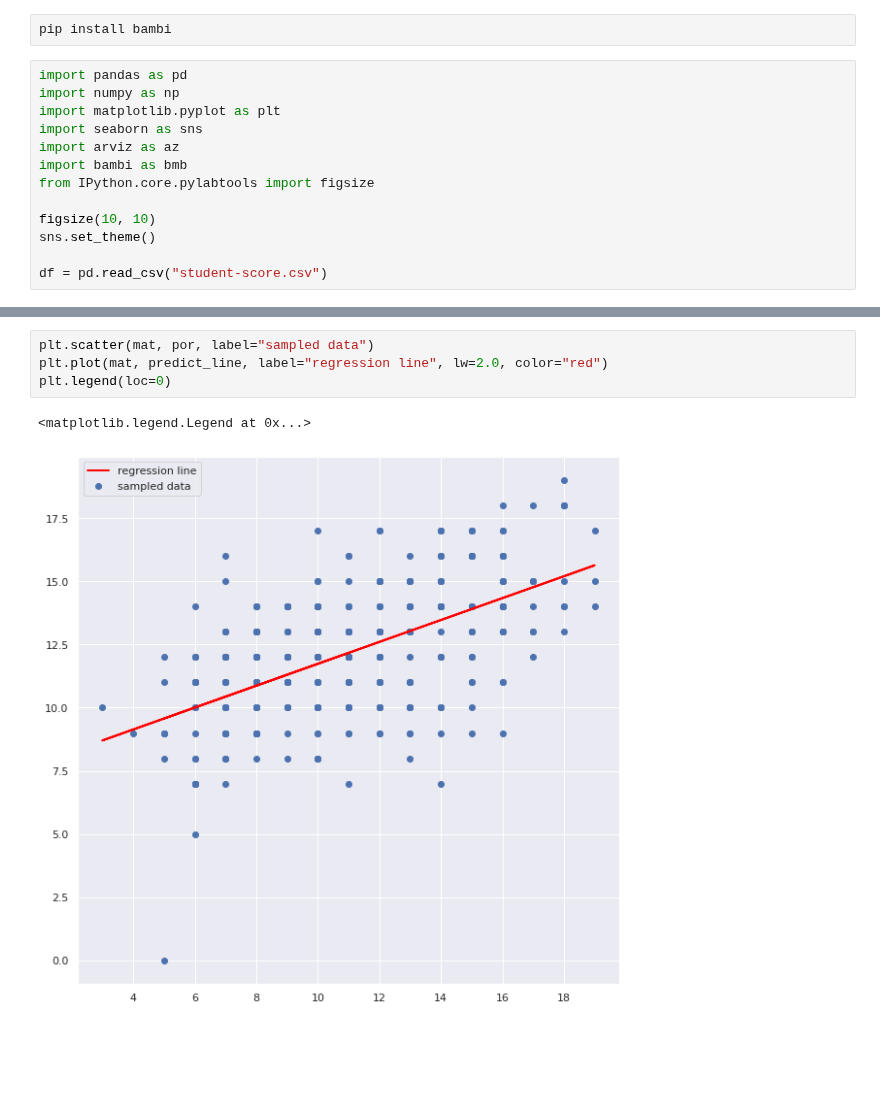
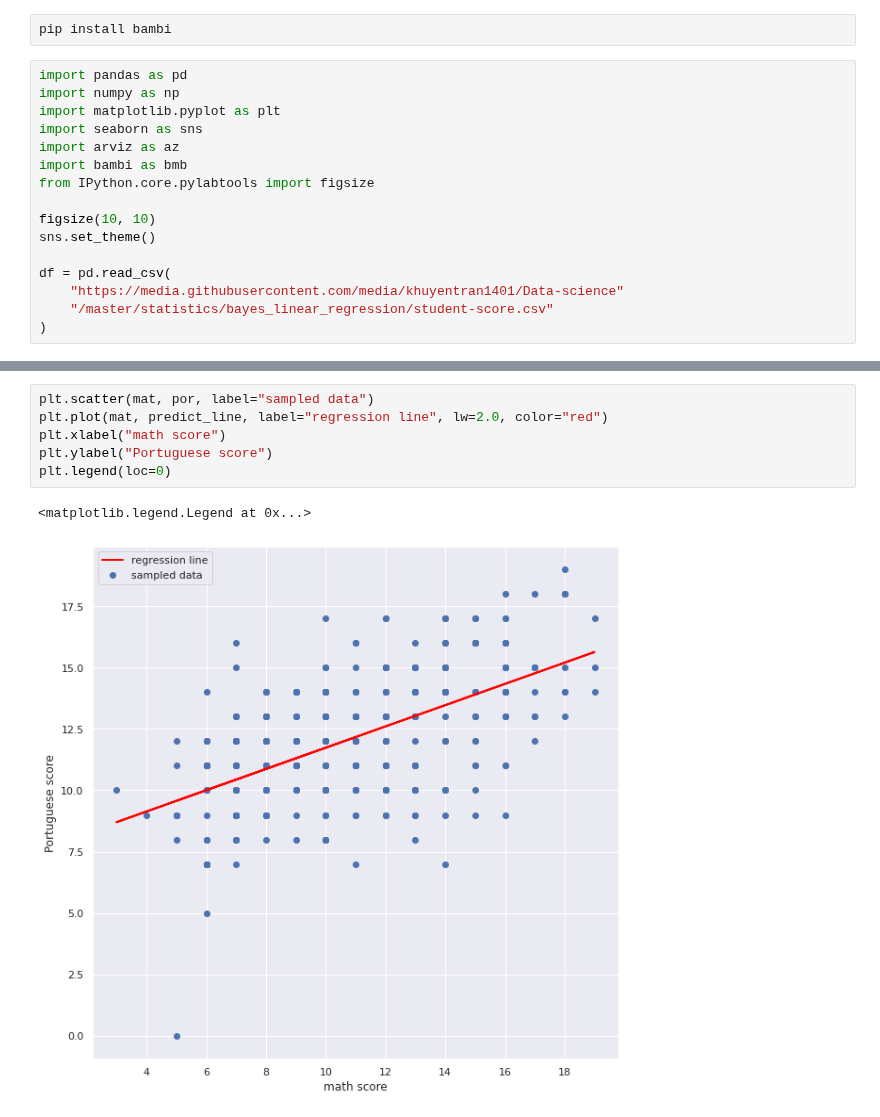
Before and after one commit to khuyentran1401/Data-science, a Jupyter notebook: statistics/bayes_linear_regression/linear_regression.ipynb, the cells around one changed output, grey strips where cells are left out. Saved outputs shown, nothing was run; the diff lists cells and outputs as text; blank space fills up the shorter version.

Commit message:
add bayes linear regression

```diff
--- a/statistics/bayes_linear_regression/linear_regression.ipynb
+++ b/statistics/bayes_linear_regression/linear_regression.ipynb
@@ -12,4 +12,7 @@ from IPython.core.pylabtools import figsize
 figsize(10, 10)
 sns.set_theme()
 
-df = pd.read_csv("student-score.csv")
+df = pd.read_csv(
+    "https://media.githubusercontent.com/media/khuyentran1401/Data-science"
+    "/master/statistics/bayes_linear_regression/student-score.csv"
+)
@@ -28,7 +66,9 @@ predict_line = linear_model.predict(mat.reshape(-1, 1))
 # %%
 plt.scatter(mat, por, label="sampled data")
 plt.plot(mat, predict_line, label="regression line", lw=2.0, color="red")
+plt.xlabel("math score")
+plt.ylabel("Portuguese score")
 plt.legend(loc=0)
 # %% [output]
 <matplotlib.legend.Legend at 0x...>
-[figure, old version]
+[figure, new version]
```
Also changed, not shown: parts of 22 cells of this notebook.
